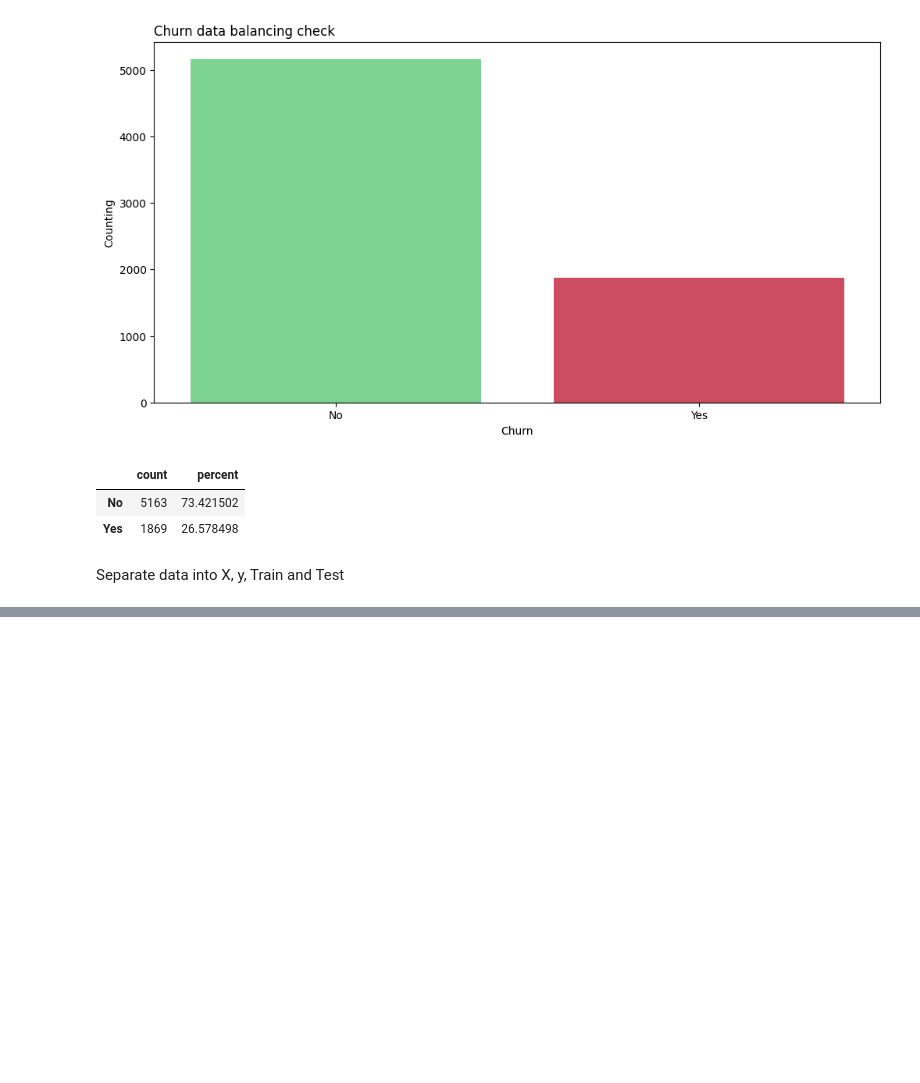
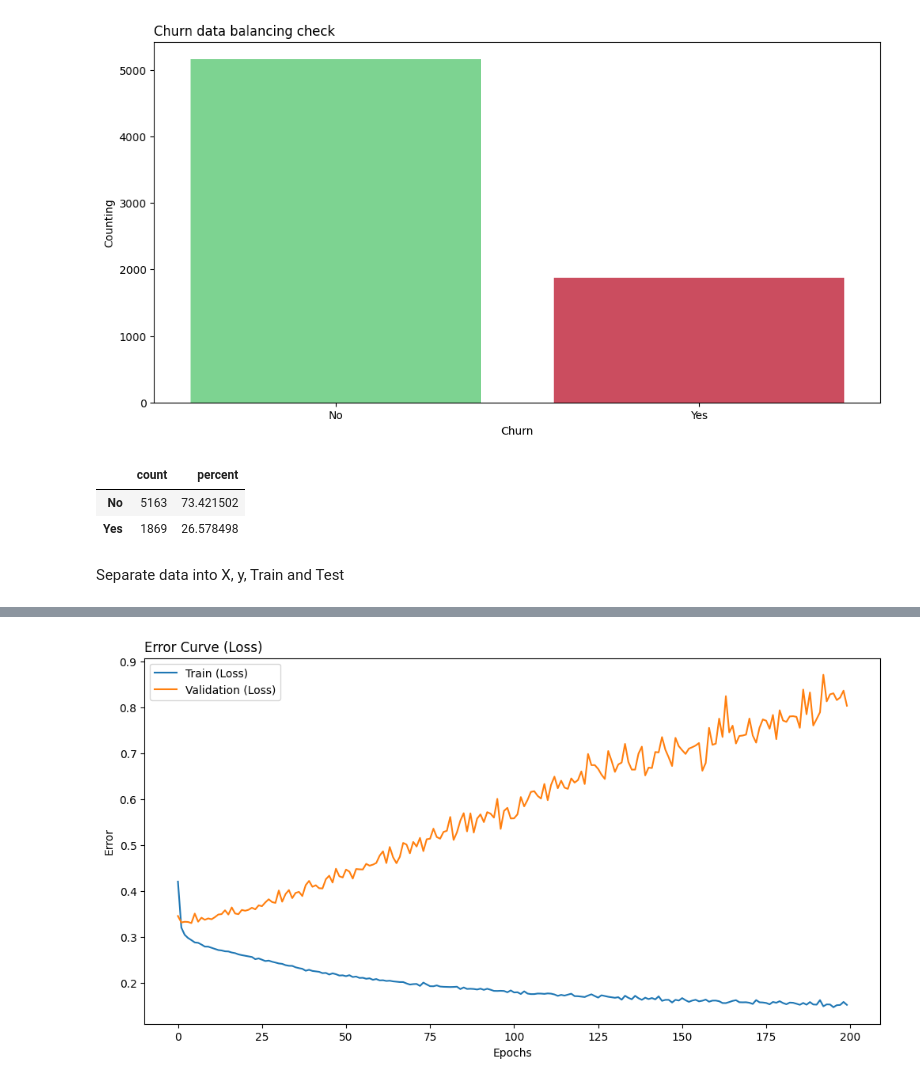
Before and after one commit to Vinni-Anddrade/customer-churn, a Jupyter notebook: notebooks/customer_churn_analysis.ipynb, the cells around one changed output, grey strips where cells are left out. Cells and saved outputs as stored; diff of their text form; code cells hidden in the pictures; blank space fills up the shorter version.

```diff
--- a/notebooks/customer_churn_analysis.ipynb
+++ b/notebooks/customer_churn_analysis.ipynb
@@ -463,0 +658,8 @@ get_variable_dist(df_dummy)
+# %%
+models = {
+    "LogisticRegression": LogisticRegression(),
+    "RandomForestClassifier": RandomForestClassifier(),
+    "DecisionTreeClassifier": DecisionTreeClassifier(),
+    "SVC": SVC(),
+    "XGBClassifier": XGBClassifier(),
+}
@@ -463,0 +904,25 @@ get_variable_dist(df_dummy)
+# %%
+scaler = StandardScaler().fit(X_train)
+X_train_scaler = scaler.transform(X_train)
+X_test_scaler = scaler.transform(X_test)
+# %%
+model_keras_v3 = keras.Sequential([
+    layers.Dense(32, activation='relu', input_shape=(X_train_scaler.shape[1],)),
+    layers.Dense(12, activation='relu', input_shape=(X_train_scaler.shape[1],)),
+    layers.Dense(8, activation='relu'),
+    layers.Dense(1, activation='sigmoid')
+])
+
+model_keras_v3.compile(
+    optimizer='adam',
+    loss='binary_crossentropy',
+    metrics=['accuracy'],
+)
+
+history_v3 = model_keras_v3.fit(
+    X_train_scaler, y_train,
+    epochs=200,
+    batch_size=8,
+    validation_split=0.2,
+    verbose=1
+)
@@ -463,0 +958,11 @@ get_variable_dist(df_dummy)
+# %%
+plt.figure(figsize=(12, 6))
+sns.lineplot(data=history_v3.history, y="loss", x=range(len(history_v3.history["loss"])), label='Train (Loss)')
+sns.lineplot(data=history_v3.history, y="val_loss", x=range(len(history_v3.history["val_loss"])), label='Validation (Loss)')
+plt.title('Error Curve (Loss)', loc="left")
+plt.xlabel('Epochs')
+plt.ylabel('Error')
+plt.legend()
+plt.show();
+# %% [output]
+[figure, added]
```
Also changed, not shown: parts of 35 cells of this notebook, 1 other file.
